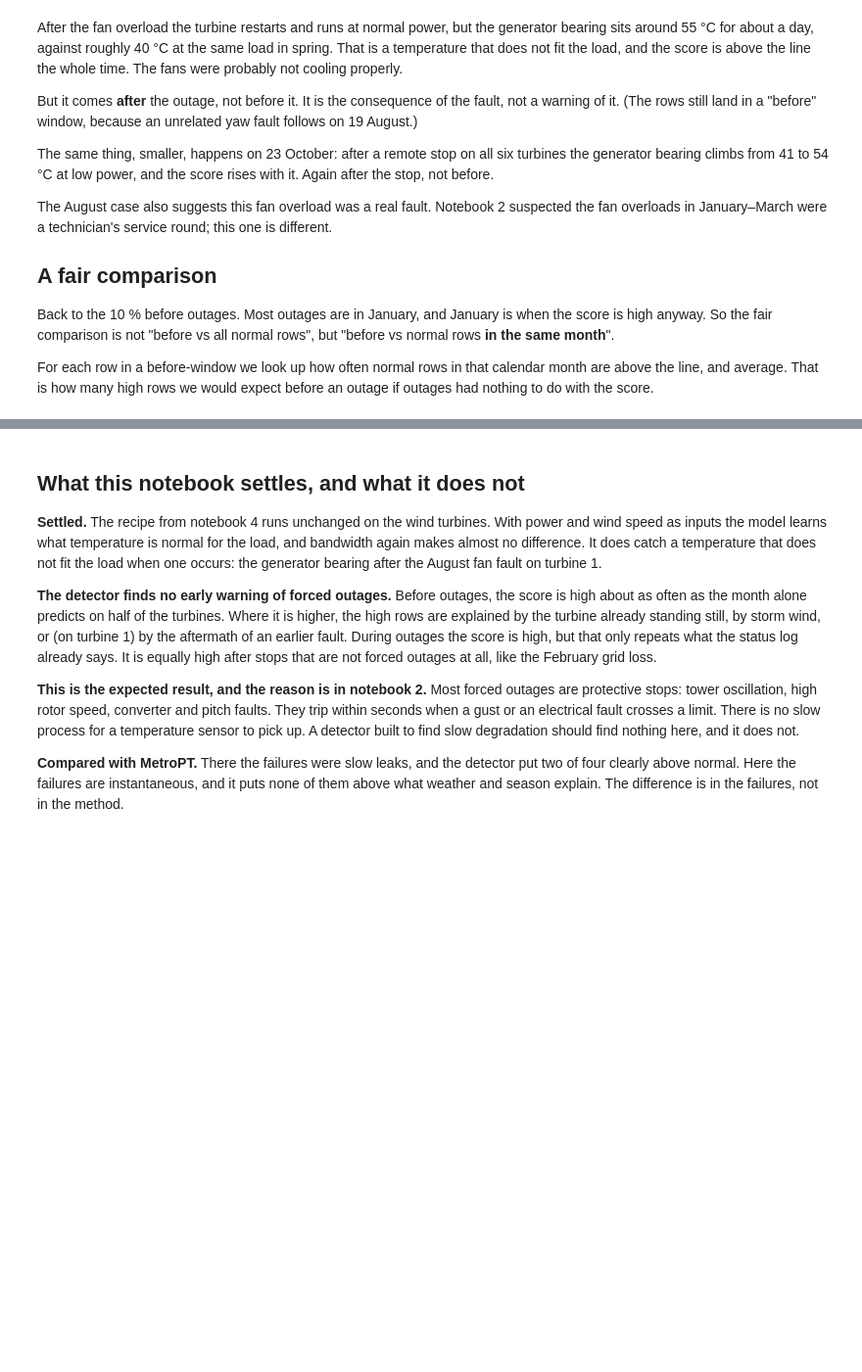
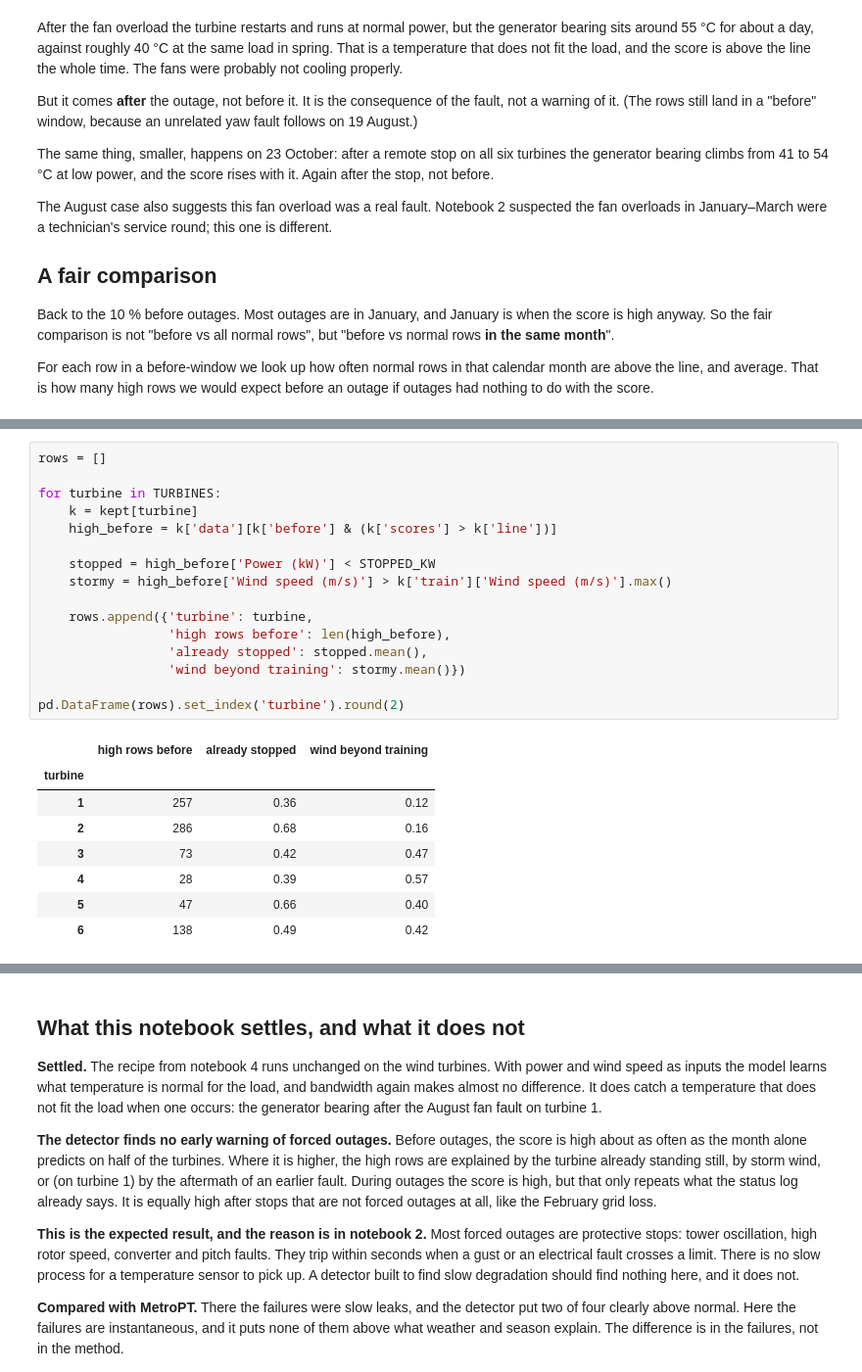
Before and after one commit to vetle0202/a3i-anomaly-detection, a Jupyter notebook: notebooks/5. KDE detector on Kelmarsh.ipynb, the cells around one changed output, grey strips where cells are left out. Shown at 98% size. Saved outputs shown, nothing was run; the diff lists cells and outputs as text; blank space fills up the shorter version.

```diff
--- a/notebooks/5. KDE detector on Kelmarsh.ipynb
+++ b/notebooks/5. KDE detector on Kelmarsh.ipynb
@@ -474 +501,26 @@ results.round(3)
+# %%
+rows = []
+
+for turbine in TURBINES:
+    k = kept[turbine]
+    high_before = k['data'][k['before'] & (k['scores'] > k['line'])]
+
+    stopped = high_before['Power (kW)'] < STOPPED_KW
+    stormy = high_before['Wind speed (m/s)'] > k['train']['Wind speed (m/s)'].max()
+
+    rows.append({'turbine': turbine,
+                 'high rows before': len(high_before),
+                 'already stopped': stopped.mean(),
+                 'wind beyond training': stormy.mean()})
+
+pd.DataFrame(rows).set_index('turbine').round(2)
+# %% [output]
+|  | high rows before | already stopped | wind beyond training |
+| turbine |  |  |  |
+| 1 | 257 | 0.36 | 0.12 |
+| 2 | 286 | 0.68 | 0.16 |
+| 3 | 73 | 0.42 | 0.47 |
+| 4 | 28 | 0.39 | 0.57 |
+| 5 | 47 | 0.66 | 0.40 |
+| 6 | 138 | 0.49 | 0.42 |
 # %% [markdown]
```
Also changed, not shown: parts of 14 cells of this notebook, 2 other files.
